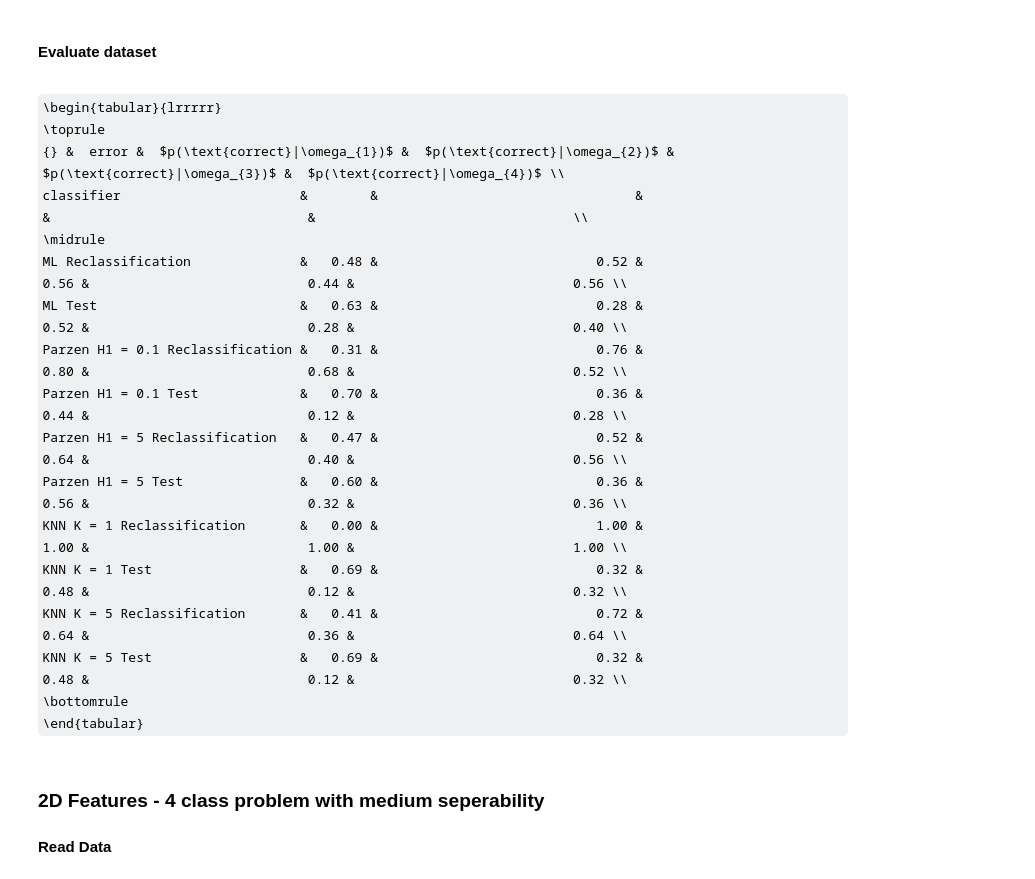
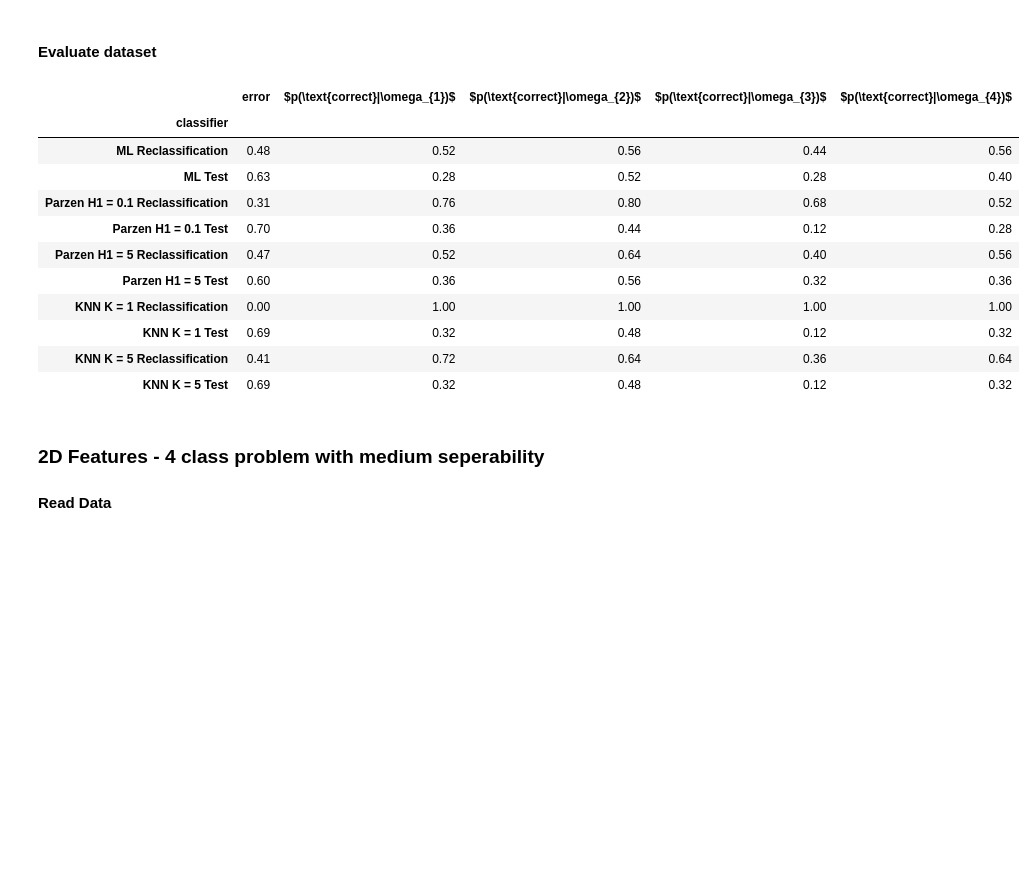
Before and after one commit to bcwein/ELE520-Code, a Jupyter notebook: Code/LinearDiscriminantFunctions/lab4.ipynb, the cells around one changed output. Drawn from its saved outputs; the diff is of its cells as text; code cells hidden in the pictures; some formulas as TeX source; blank space fills up the shorter version.

```diff
--- a/Code/LinearDiscriminantFunctions/lab4.ipynb
+++ b/Code/LinearDiscriminantFunctions/lab4.ipynb
@@ -264,25 +254,20 @@ multiclassPlot(test_2D4cl)
 # %% [markdown]
 #### Evaluate dataset
-# %%
-display(Latex(datasetEvaluation(train_2D4cl, test_2D4cl).to_latex(escape=False)))
-# %% [output]
-\begin{tabular}{lrrrrr}
-\toprule
-{} &  error &  $p(\text{correct}|\omega_{1})$ &  $p(\text{correct}|\omega_{2})$ &  $p(\text{correct}|\omega_{3})$ &  $p(\text{correct}|\omega_{4})$ \\
-classifier                       &        &                                 &                                 &                                 &                                 \\
-\midrule
-ML Reclassification              &   0.48 &                            0.52 &                            0.56 &                            0.44 &                            0.56 \\
-ML Test                          &   0.63 &                            0.28 &                            0.52 &                            0.28 &                            0.40 \\
-Parzen H1 = 0.1 Reclassification &   0.31 &                            0.76 &                            0.80 &                            0.68 &                            0.52 \\
-Parzen H1 = 0.1 Test             &   0.70 &                            0.36 &                            0.44 &                            0.12 &                            0.28 \\
-Parzen H1 = 5 Reclassification   &   0.47 &                            0.52 &                            0.64 &                            0.40 &                            0.56 \\
-Parzen H1 = 5 Test               &   0.60 &                            0.36 &                            0.56 &                            0.32 &                            0.36 \\
-KNN K = 1 Reclassification       &   0.00 &                            1.00 &                            1.00 &                            1.00 &                            1.00 \\
-KNN K = 1 Test                   &   0.69 &                            0.32 &                            0.48 &                            0.12 &                            0.32 \\
-KNN K = 5 Reclassification       &   0.41 &                            0.72 &                            0.64 &                            0.36 &                            0.64 \\
-KNN K = 5 Test                   &   0.69 &                            0.32 &                            0.48 &                            0.12 &                            0.32 \\
-\bottomrule
-\end{tabular}
+# %%
+datasetEvaluation(train_2D4cl, test_2D4cl)
+# %% [output]
+|  | error | $p(\text{correct}|\omega_{1})$ | $p(\text{correct}|\omega_{2})$ | $p(\text{correct}|\omega_{3})$ | $p(\text{correct}|\omega_{4})$ |
+| classifier |  |  |  |  |  |
+| ML Reclassification | 0.48 | 0.52 | 0.56 | 0.44 | 0.56 |
+| ML Test | 0.63 | 0.28 | 0.52 | 0.28 | 0.40 |
+| Parzen H1 = 0.1 Reclassification | 0.31 | 0.76 | 0.80 | 0.68 | 0.52 |
+| Parzen H1 = 0.1 Test | 0.70 | 0.36 | 0.44 | 0.12 | 0.28 |
+| Parzen H1 = 5 Reclassification | 0.47 | 0.52 | 0.64 | 0.40 | 0.56 |
+| Parzen H1 = 5 Test | 0.60 | 0.36 | 0.56 | 0.32 | 0.36 |
+| KNN K = 1 Reclassification | 0.00 | 1.00 | 1.00 | 1.00 | 1.00 |
+| KNN K = 1 Test | 0.69 | 0.32 | 0.48 | 0.12 | 0.32 |
+| KNN K = 5 Reclassification | 0.41 | 0.72 | 0.64 | 0.36 | 0.64 |
+| KNN K = 5 Test | 0.69 | 0.32 | 0.48 | 0.12 | 0.32 |
 # %% [markdown]
 ### 2D Features - 4 class problem with medium seperability
 
```
Also changed, not shown: parts of 17 cells of this notebook, 1 other file.
